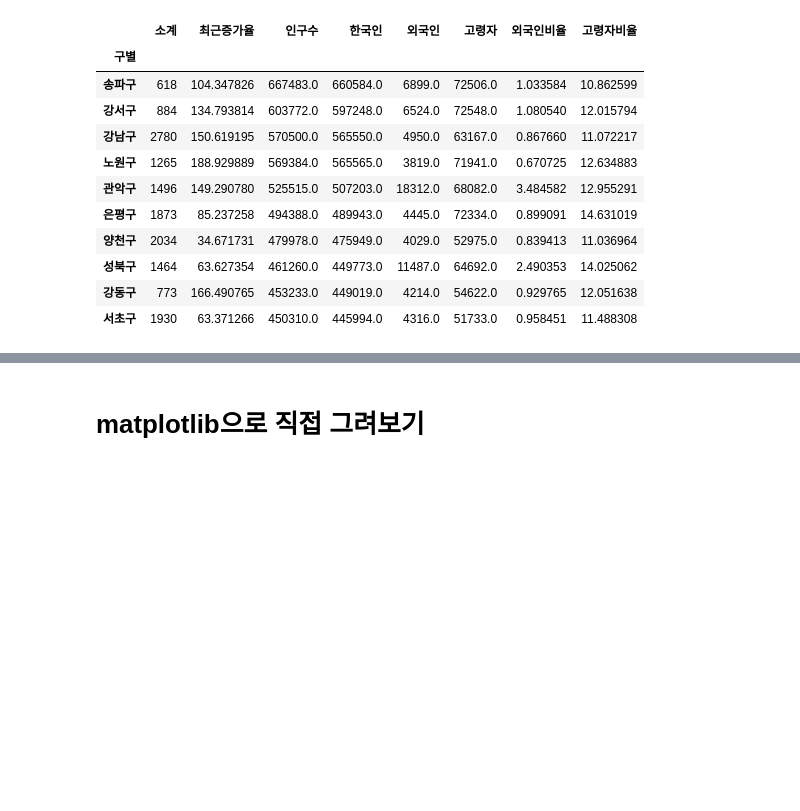
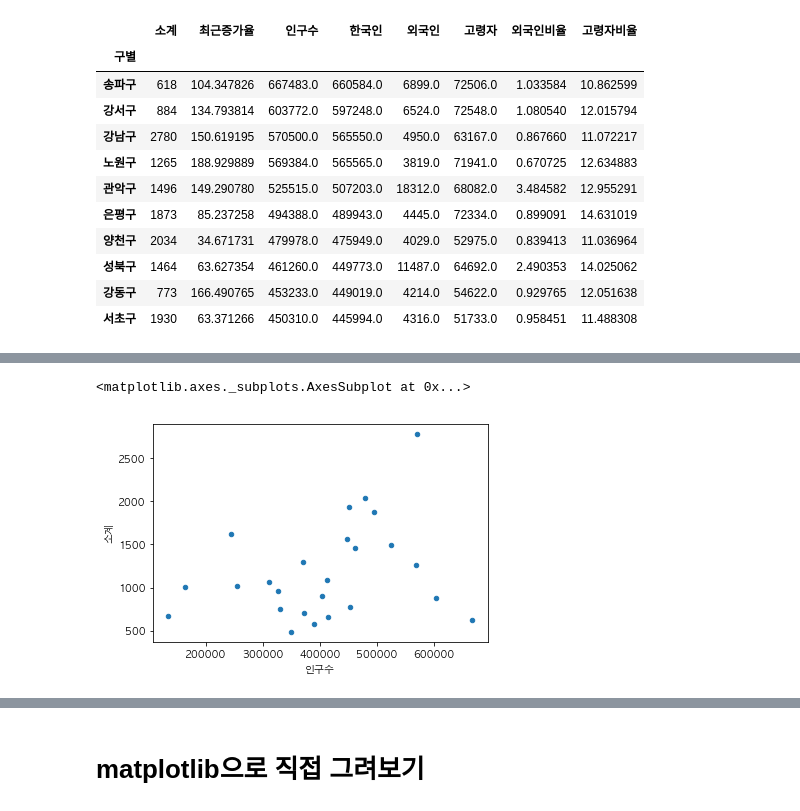
Before and after one commit to CodingSta/demo-ls-201904-pandas, a Jupyter notebook: Pandas 02 - Pinkwink.ipynb, the cells around one changed output, grey strips where cells are left out. Cells and saved outputs as stored; diff of their text form; code cells hidden in the pictures; blank space fills up the shorter version.

```diff
--- a/Pandas 02 - Pinkwink.ipynb
+++ b/Pandas 02 - Pinkwink.ipynb
@@ -273,0 +293,5 @@ data_result.sort_values('인구수', ascending=False).head(10)
+# %%
+data_result.plot(x='인구수', y='소계', kind='scatter')
+# %% [output]
+<matplotlib.axes._subplots.AxesSubplot at 0x...>
+[figure, added]
```
Also changed, not shown: parts of 5 cells of this notebook.
